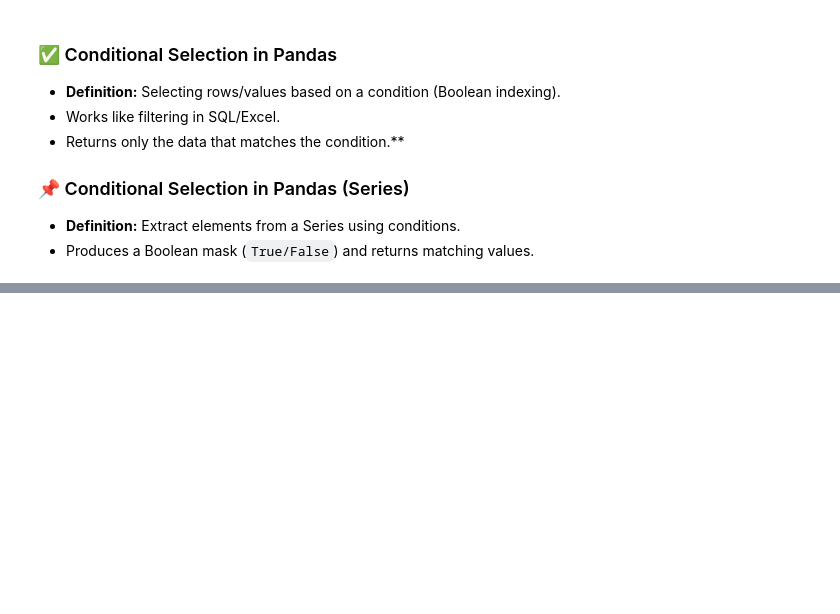
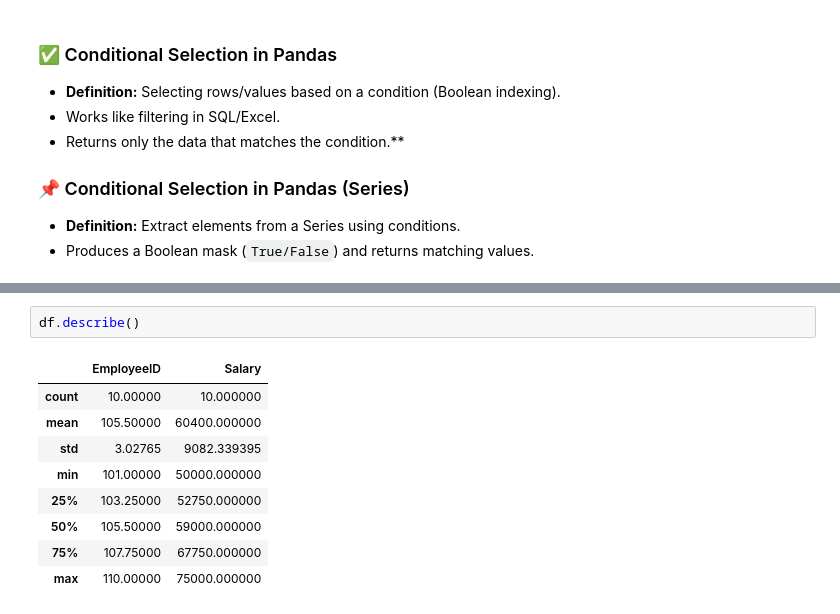
Before and after one commit to VaibhavBajpaij/Python-Library, a Jupyter notebook: Pandas.ipynb, the cells around one changed output, grey strips where cells are left out. Drawn from its saved outputs; the diff is of its cells as text; blank space fills up the shorter version.

```diff
--- a/Pandas.ipynb
+++ b/Pandas.ipynb
@@ -344,0 +581,12 @@ Values: [0.3 1.1 0.9 0.8 0.5 2.6 0.6 0.5 0.8 0.7 1.4 1.2 1.1 1.7 0.6 0.8 1.  0.9
+# %%
+df.describe()
+# %% [output]
+|  | EmployeeID | Salary |
+| count | 10.00000 | 10.000000 |
+| mean | 105.50000 | 60400.000000 |
+| std | 3.02765 | 9082.339395 |
+| min | 101.00000 | 50000.000000 |
+| 25% | 103.25000 | 52750.000000 |
+| 50% | 105.50000 | 59000.000000 |
+| 75% | 107.75000 | 67750.000000 |
+| max | 110.00000 | 75000.000000 |
```
Also changed, not shown: parts of 21 cells of this notebook.
